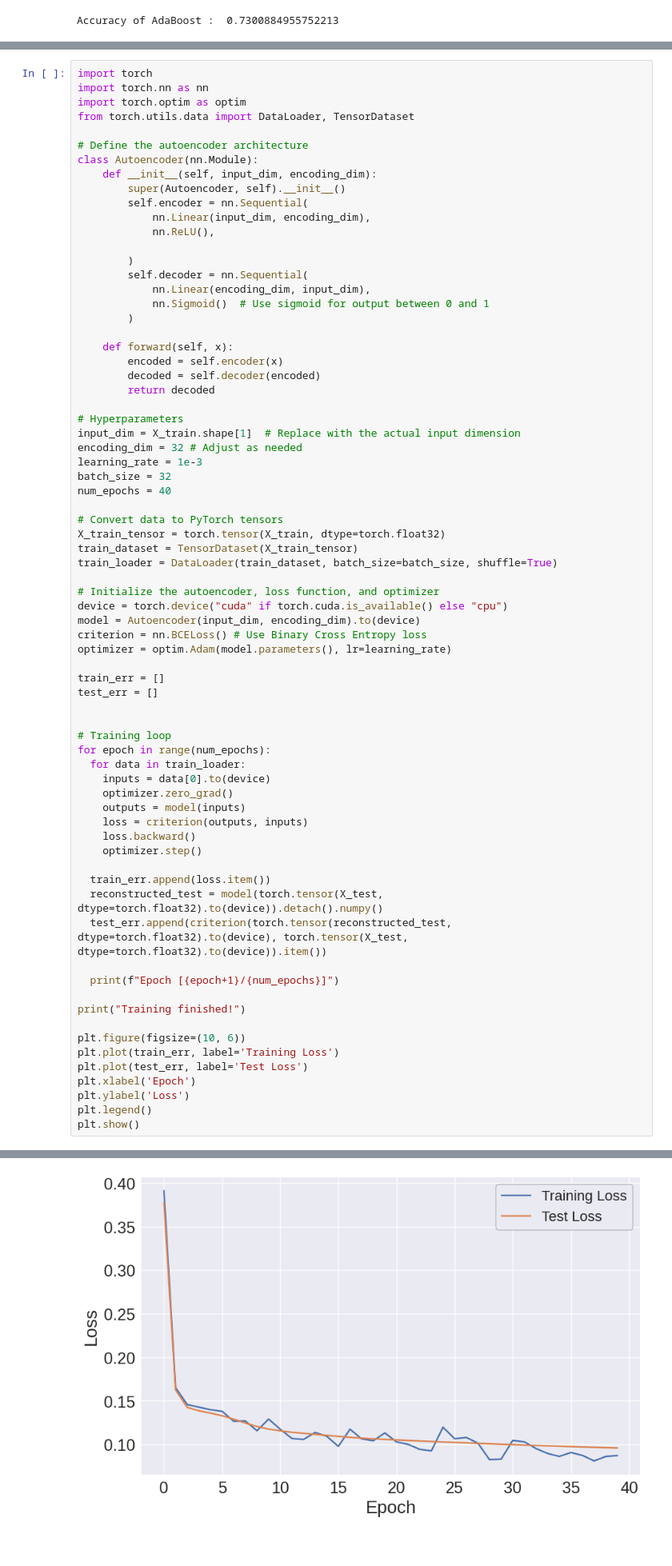
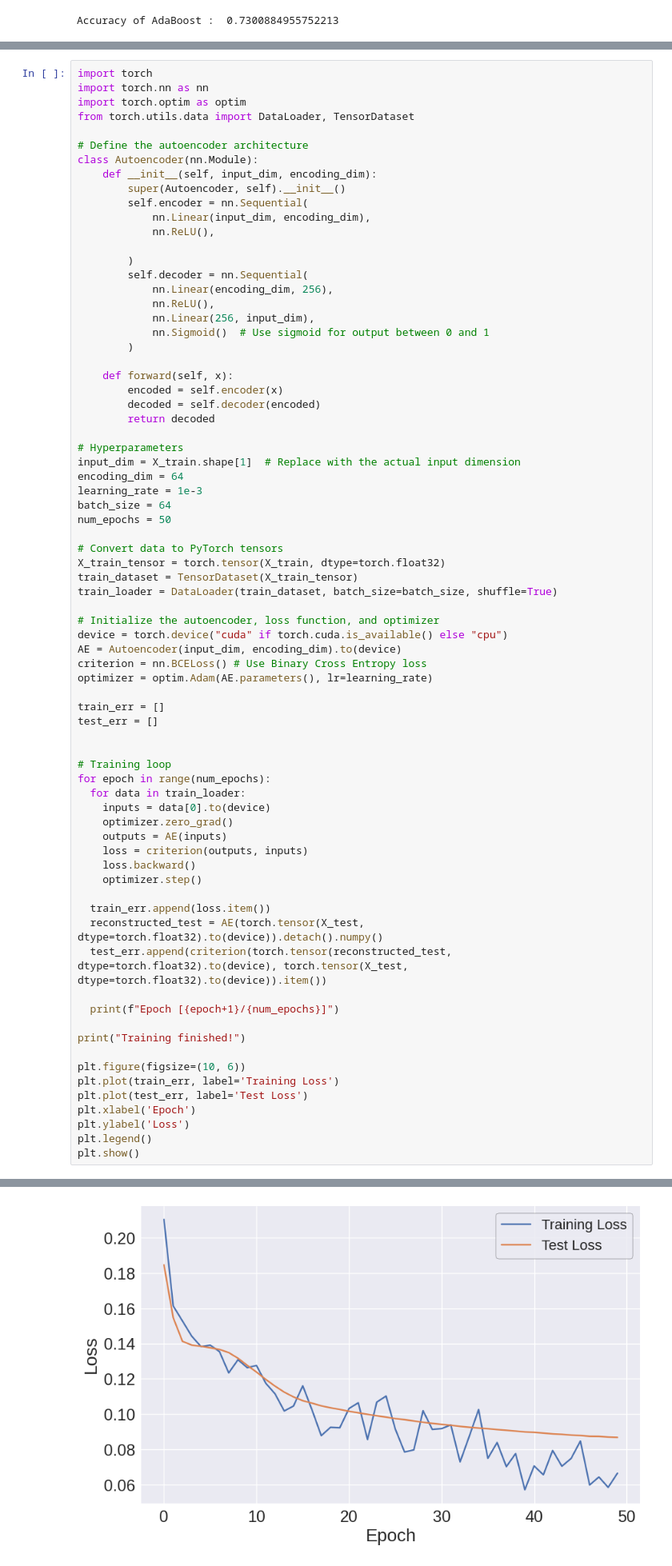
Before and after one commit to vicdlp/CS_project, a Jupyter notebook: CS_project.ipynb, the cells around one changed output, grey strips where cells are left out. Shown at 80% size. Saved outputs shown, nothing was run; the diff lists cells and outputs as text.

```diff
--- a/CS_project.ipynb
+++ b/CS_project.ipynb
@@ -814,7 +814,9 @@ class Autoencoder(nn.Module):
 
         )
         self.decoder = nn.Sequential(
-            nn.Linear(encoding_dim, input_dim),
+            nn.Linear(encoding_dim, 256),
+            nn.ReLU(),
+            nn.Linear(256, input_dim),
             nn.Sigmoid()  # Use sigmoid for output between 0 and 1
         )
 
@@ -825,10 +827,10 @@ class Autoencoder(nn.Module):
 
 # Hyperparameters
 input_dim = X_train.shape[1]  # Replace with the actual input dimension
-encoding_dim = 32 # Adjust as needed
+encoding_dim = 64
 learning_rate = 1e-3
-batch_size = 32
-num_epochs = 40
+batch_size = 64
+num_epochs = 50
 
 # Convert data to PyTorch tensors
 X_train_tensor = torch.tensor(X_train, dtype=torch.float32)
@@ -837,9 +839,9 @@ train_loader = DataLoader(train_dataset, batch_size=batch_size, shuffle=True)
 
 # Initialize the autoencoder, loss function, and optimizer
 device = torch.device("cuda" if torch.cuda.is_available() else "cpu")
-model = Autoencoder(input_dim, encoding_dim).to(device)
+AE = Autoencoder(input_dim, encoding_dim).to(device)
 criterion = nn.BCELoss() # Use Binary Cross Entropy loss
-optimizer = optim.Adam(model.parameters(), lr=learning_rate)
+optimizer = optim.Adam(AE.parameters(), lr=learning_rate)
 
 train_err = []
 test_err = []
@@ -850,13 +852,13 @@ for epoch in range(num_epochs):
   for data in train_loader:
     inputs = data[0].to(device)
     optimizer.zero_grad()
-    outputs = model(inputs)
+    outputs = AE(inputs)
     loss = criterion(outputs, inputs)
     loss.backward()
     optimizer.step()
 
   train_err.append(loss.item())
-  reconstructed_test = model(torch.tensor(X_test, dtype=torch.float32).to(device)).detach().numpy()
+  reconstructed_test = AE(torch.tensor(X_test, dtype=torch.float32).to(device)).detach().numpy()
   test_err.append(criterion(torch.tensor(reconstructed_test, dtype=torch.float32).to(device), torch.tensor(X_test, dtype=torch.float32).to(device)).item())
 
   print(f"Epoch [{epoch+1}/{num_epochs}]")
@@ -890,5 +892,5 @@ Epoch [40/40]
 Training finished!
-[figure, old version]
+[figure, new version]
 # %%
 from sklearn.decomposition import PCA
 
```
Also changed, not shown: parts of 42 cells of this notebook.
